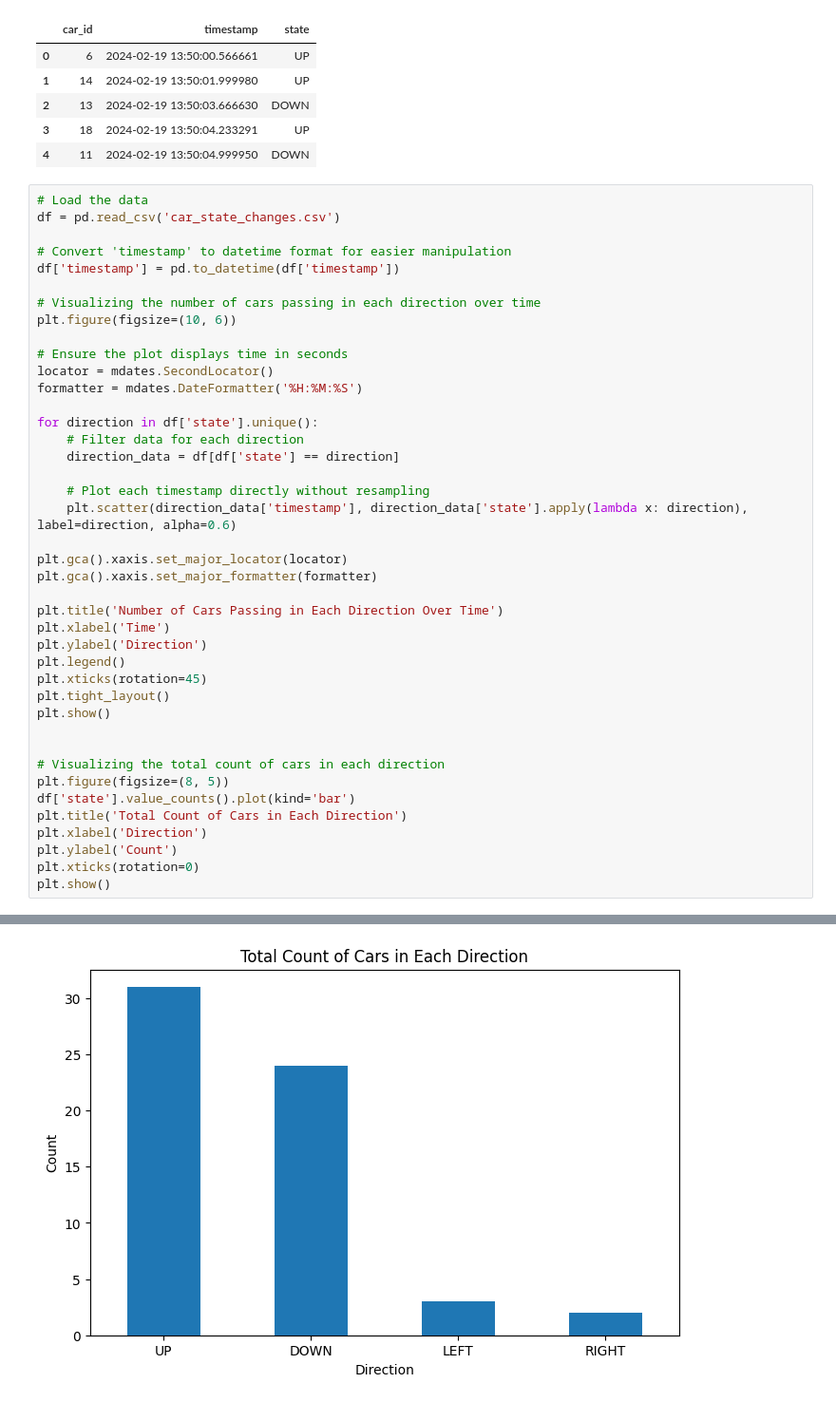
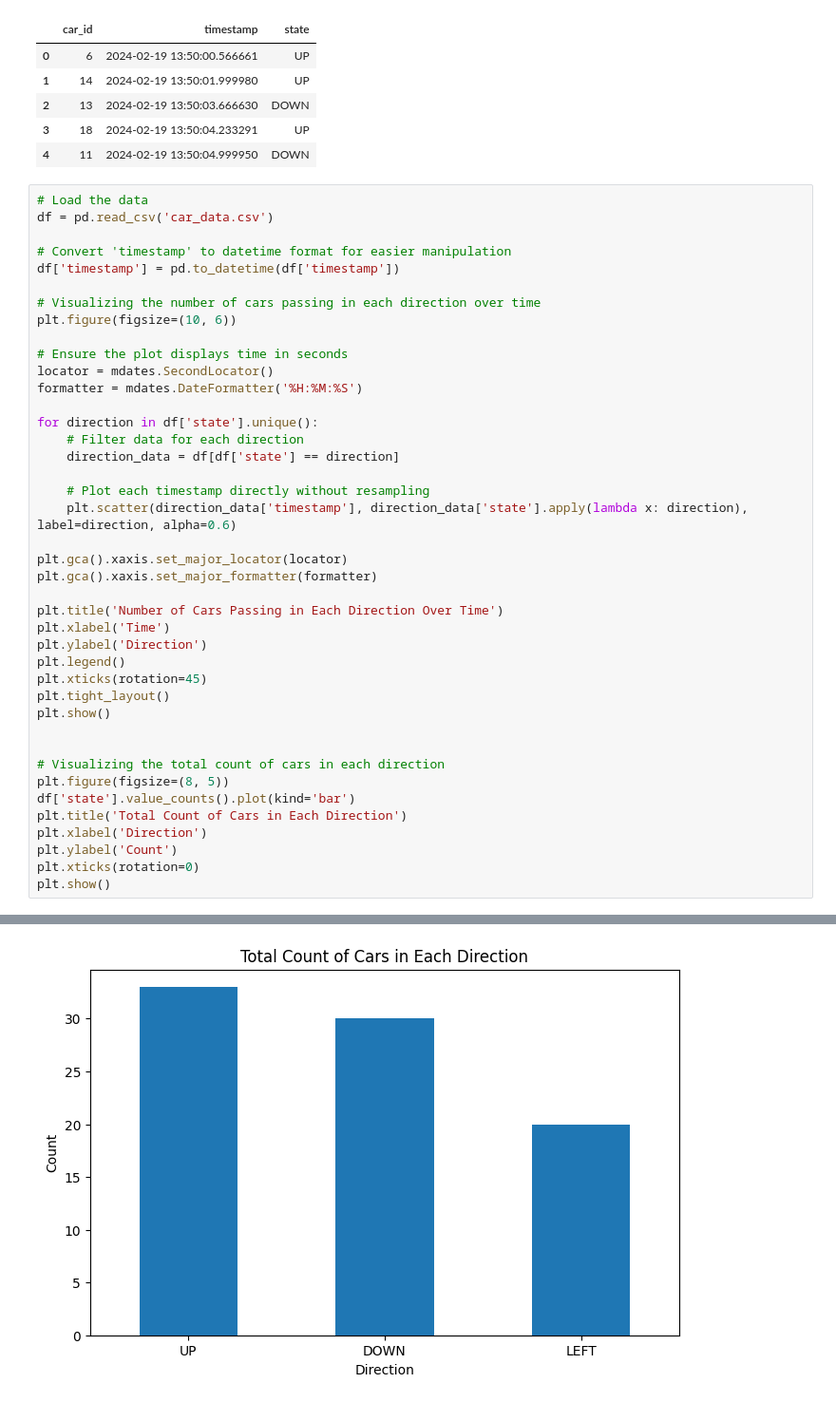
Before and after one commit to SeeknnDestroy/car-tracking-counting, a Jupyter notebook: car_tracking.ipynb, the cells around one changed output, grey strips where cells are left out. Shown: that part at 95% size. Drawn from its saved outputs; the diff is of its cells as text.

```diff
--- a/car_tracking.ipynb
+++ b/car_tracking.ipynb
@@ -226,7 +226,7 @@ df[:5]
 | 4 | 11 | 2024-02-19 13:50:04.999950 | DOWN |
 # %%
 # Load the data
-df = pd.read_csv('car_state_changes.csv')
+df = pd.read_csv('car_data.csv')
 
 # Convert 'timestamp' to datetime format for easier manipulation
 df['timestamp'] = pd.to_datetime(df['timestamp'])
@@ -270 +270 @@ plt.show()
-[figure, old version]
+[figure, new version]
```
Also changed, not shown: parts of 3 cells of this notebook.
